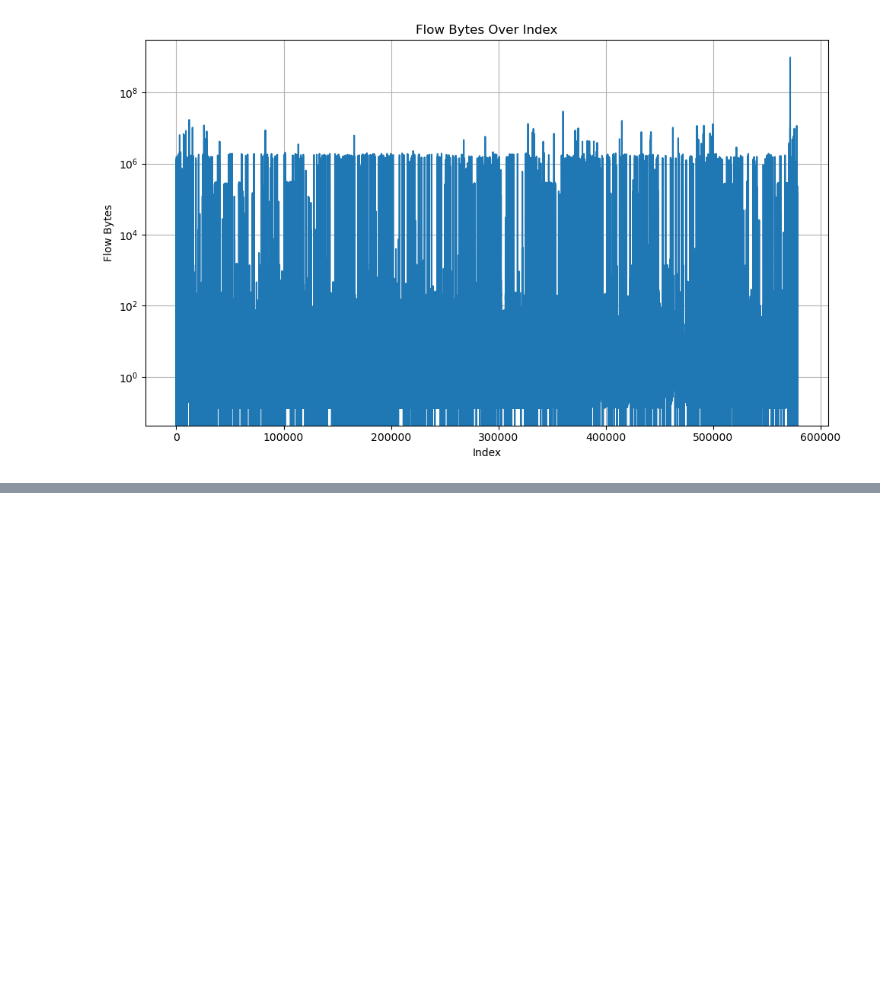
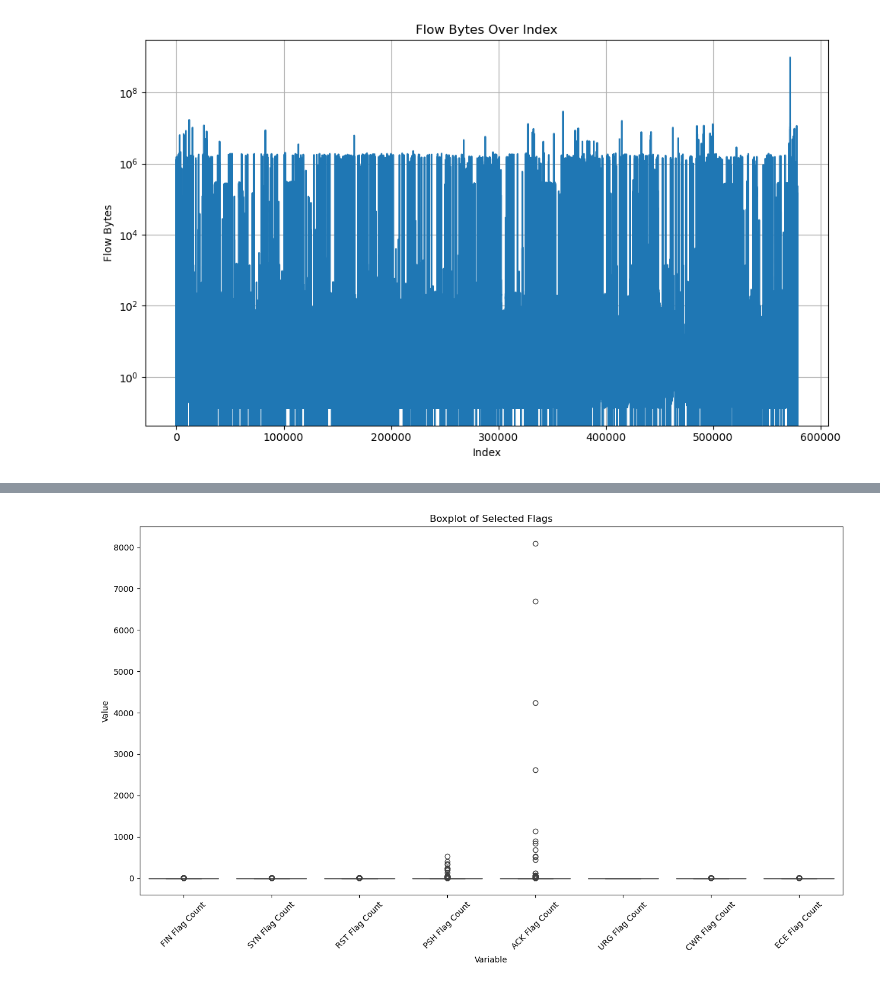
Before and after one commit to Totally-Kyle/The-CyberChase, a Jupyter notebook: EDA.ipynb, the cells around one changed output, grey strips where cells are left out. Drawn from its saved outputs; the diff is of its cells as text; code cells hidden in the pictures; blank space fills up the shorter version.

```diff
--- a/EDA.ipynb
+++ b/EDA.ipynb
@@ -135,0 +140,18 @@ plt.show()
+# %%
+flags = ['FIN Flag Count' , 'SYN Flag Count' , 'RST Flag Count' , 'PSH Flag Count' , 'ACK Flag Count' , 'URG Flag Count' , 'CWR Flag Count' , 'ECE Flag Count']
+
+# Melt data for boxplot
+df_melted = feb9[flags].melt(var_name='Variable', value_name='Value')
+
+# Create the figure
+plt.figure(figsize=(13, 8))
+
+# Plot the boxplot
+sns.boxplot(data=df_melted, x='Variable', y='Value')
+plt.title('Boxplot of Selected Flags')
+plt.xticks(rotation=45)
+
+plt.tight_layout()
+plt.show()
+# %% [output]
+[figure, added]
```
Also changed, not shown: parts of 5 cells of this notebook, 1 other file.
